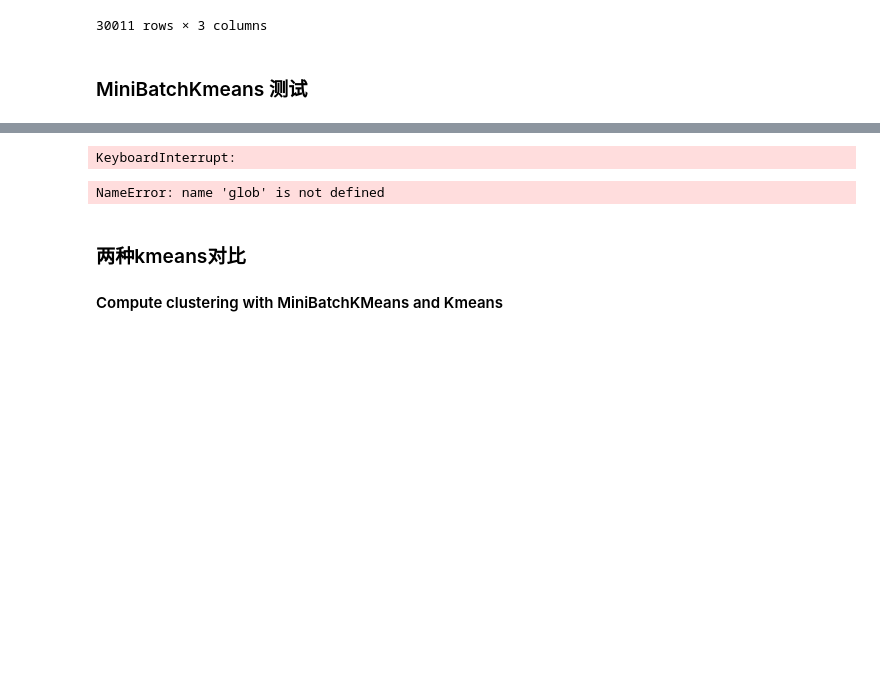
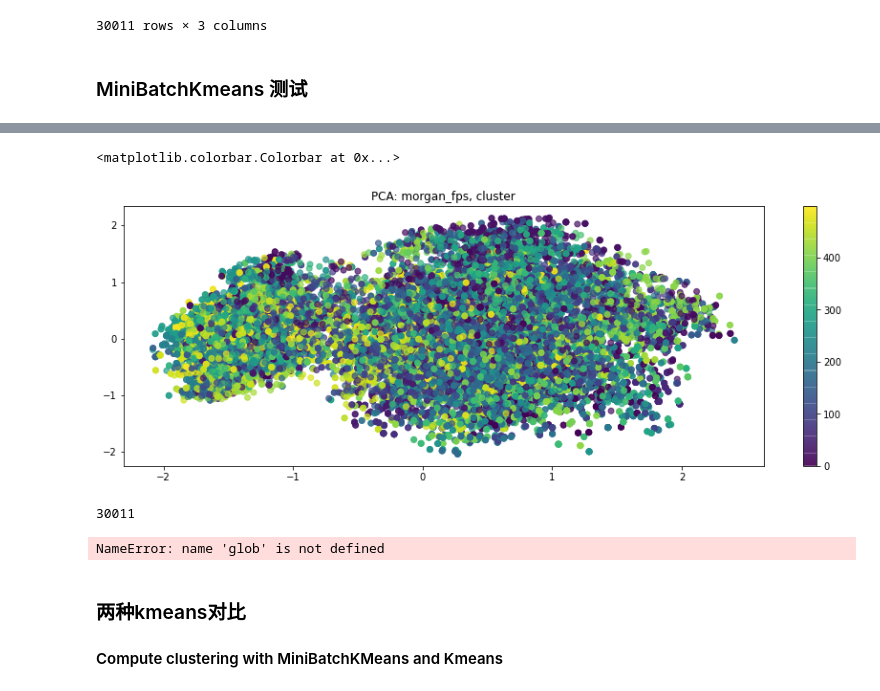
Before and after one commit to wewewexiao2008/virtual-screen, a Jupyter notebook: notebook.ipynb, the cells around one changed output, grey strips where cells are left out. Saved outputs shown, nothing was run; the diff lists cells and outputs as text; code cells hidden in the pictures; blank space fills up the shorter version.

```diff
--- a/notebook.ipynb
+++ b/notebook.ipynb
@@ -454,15 +455,29 @@ from rdkit.DataStructs import ExplicitBitVect
 import pandas as pd
 
 df = pd.read_csv('packed.fps',delimiter='\t')
-fps = []
 fps_np = []
-for i in df['base64']:
-    _fp = ExplicitBitVect(0)
-    ExplicitBitVect.FromBase64(_fp, i)
-    fps.append(_fp)
-    # add as numpy array
-    arr = np.zeros((1,))
-    DataStructs.ConvertToNumpyArray(_fp, arr)
-    fps_np.append(arr)
+# with utils.timing("reading"):
+#     def _conv_b64_np(item):
+#         _ = ExplicitBitVect(0)
+#         ExplicitBitVect.FromBase64(_, item)
+#         # fps.append(_fp)
+#         # add as numpy array
+#         _arr = np.zeros((1,))
+#         DataStructs.ConvertToNumpyArray(_, _arr)
+#         # fps_np.append(arr)
+#         return _arr
+#
+#     fps_np = df['base64'].apply(_conv_b64_np)
+
+# fps_np =[]
+with utils.timing("reading 2"):
+    for i in df['base64']:
+        _fp = ExplicitBitVect(0)
+        arr = np.zeros((1,))
+        ExplicitBitVect.FromBase64(_fp, i)
+        # fps.append(_fp)
+        # add as numpy array
+        DataStructs.ConvertToNumpyArray(_fp, arr)
+        fps_np.append(arr)
 # df['origin'] = [x.ToBinary() for x in fps]
 # df['origin'
@@ -580,14 +618,14 @@ from sklearn.decomposition import PCA
 
 # kmeans
 with utils.timing("kmeans+pca"):
-    mb_kmeans = MiniBatchKMeans(n_clusters=3000, max_iter=200, init_size=3000 )
-    mb_kmeans.fit(fps_np)
+    mb_kmeans = MiniBatchKMeans(n_clusters=500, max_iter=200, init_size=500)
+    group_id = mb_kmeans.fit_predict(fps_np)
     # PCA
-    # pca = PCA(n_components = 2)
-    # decomp = pca.fit_transform(fps_np)
+    pca = PCA(n_components = 2)
+    decomp = pca.fit_transform(fps_np)
 
 
-#visual
+#visuall
 plt.figure(figsize=(15,5))
 # for col,row in zip(range(2),range(2)):
 x = decomp[:,0]
@@ -603,4 +642,10 @@ plt.colorbar()
-KeyboardInterrupt:
+<matplotlib.colorbar.Colorbar at 0x...>
+[figure, added]
+# %%
+# df['group1']=group_id
+df['group1'].()
+# %% [output]
+30011
 # %%
 df['np_arr'] = fps_np
 df['cluster'] = mb_kmeans.predict(fps_np)
```
Also changed, not shown: parts of 6 cells of this notebook, 5 other files.
